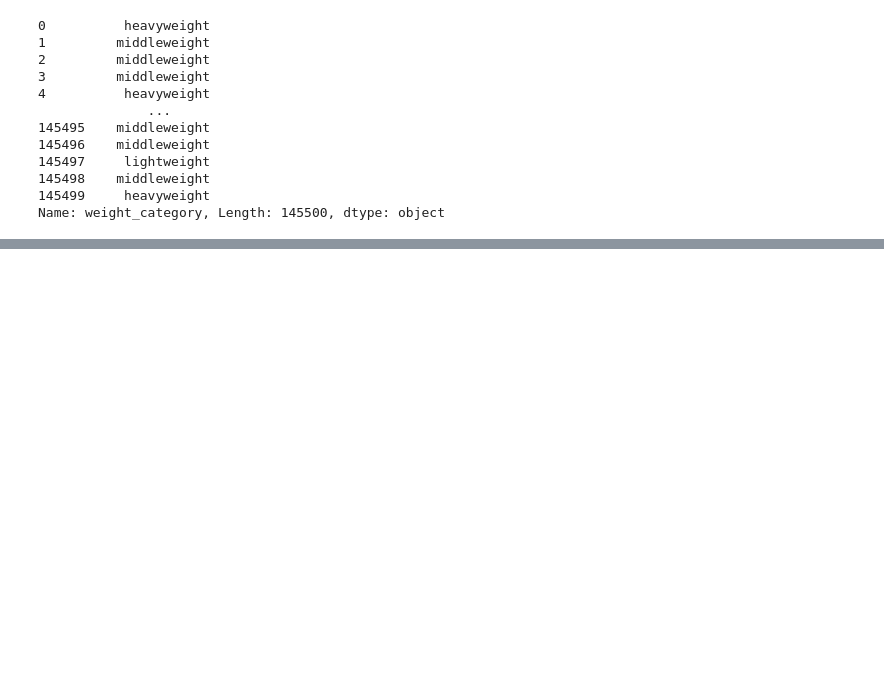
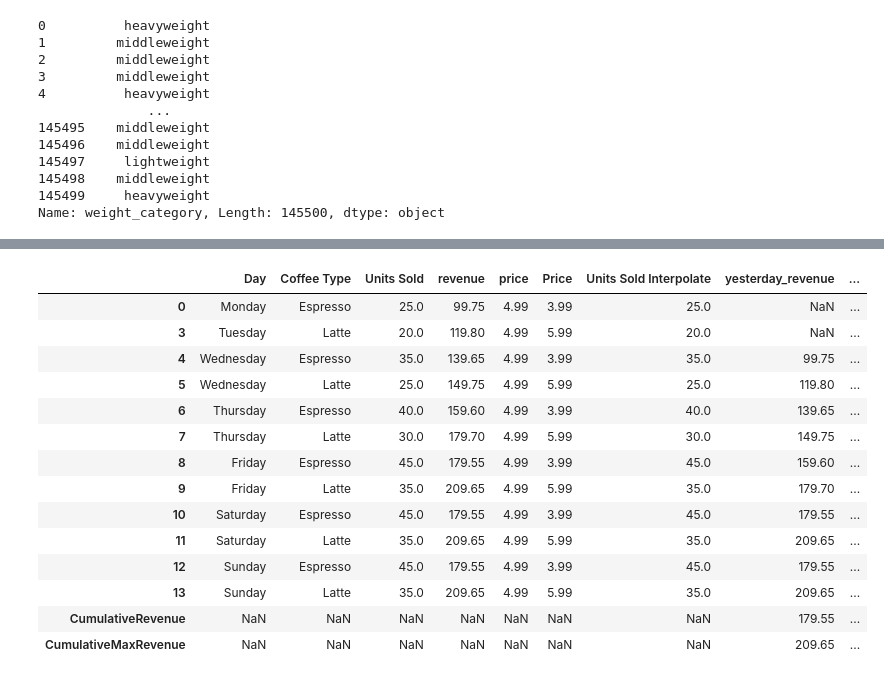
Before and after one commit to cjbagwell/complete-pandas-tutorial_jordan, a Jupyter notebook: main_tutorial.ipynb, the cells around one changed output, grey strips where cells are left out. Saved outputs shown, nothing was run; the diff lists cells and outputs as text; code cells hidden in the pictures; blank space fills up the shorter version.

```diff
--- a/main_tutorial.ipynb
+++ b/main_tutorial.ipynb
@@ -217,0 +234,7 @@ outsiders_df.head()
+# %%
+## Interpolate
+coffee_new = coffee.copy()
+coffee_new.loc[1:2,'Units Sold'] = np.nan
+coffee_new['Units Sold Interpolate'] = coffee_new['Units Sold'].interpolate().round(1)
+coffee_new2 = coffee_new.dropna(subset=['Units Sold'])
+coffee_new2
@@ -217,0 +277,27 @@ outsiders_df.head()
+# %%
+## Advanced Functions
+coffee_new2.loc[:,'yesterday_revenue'] = coffee_new2['revenue'].shift(2) # Moves the values by 2 rows (nan pad)
+coffee_new2.loc[:,'percentChang'] = (coffee_new2['revenue'] / coffee_new2['yesterday_revenue'] * 100 - 100).round(1)
+
+coffee_new2.loc[:,'revenue_rank'] = coffee_new2['revenue'].rank() # Rank == 1 is least revenue, rank == end == most revenue
+# coffee_new2.sort_values('revenue_rank')
+
+coffee_new2.loc[:,'CumulativeRevenue'] = coffee_new2['revenue'].cumsum()
+coffee_new2.loc[:,'CumulativeMaxRevenue'] = coffee_new2['revenue'].cummax()
+coffee_new2
+# %% [output]
+|  | Day | Coffee Type | Units Sold | revenue | price | Price | Units Sold Interpolate | yesterday_revenue | ... |
+| 0 | Monday | Espresso | 25.0 | 99.75 | 4.99 | 3.99 | 25.0 | NaN | ... |
+| 3 | Tuesday | Latte | 20.0 | 119.80 | 4.99 | 5.99 | 20.0 | NaN | ... |
+| 4 | Wednesday | Espresso | 35.0 | 139.65 | 4.99 | 3.99 | 35.0 | 99.75 | ... |
+| 5 | Wednesday | Latte | 25.0 | 149.75 | 4.99 | 5.99 | 25.0 | 119.80 | ... |
+| 6 | Thursday | Espresso | 40.0 | 159.60 | 4.99 | 3.99 | 40.0 | 139.65 | ... |
+| 7 | Thursday | Latte | 30.0 | 179.70 | 4.99 | 5.99 | 30.0 | 149.75 | ... |
+| 8 | Friday | Espresso | 45.0 | 179.55 | 4.99 | 3.99 | 45.0 | 159.60 | ... |
+| 9 | Friday | Latte | 35.0 | 209.65 | 4.99 | 5.99 | 35.0 | 179.70 | ... |
+| 10 | Saturday | Espresso | 45.0 | 179.55 | 4.99 | 3.99 | 45.0 | 179.55 | ... |
+| 11 | Saturday | Latte | 35.0 | 209.65 | 4.99 | 5.99 | 35.0 | 209.65 | ... |
+| 12 | Sunday | Espresso | 45.0 | 179.55 | 4.99 | 3.99 | 45.0 | 179.55 | ... |
+| 13 | Sunday | Latte | 35.0 | 209.65 | 4.99 | 5.99 | 35.0 | 209.65 | ... |
+| CumulativeRevenue | NaN | NaN | NaN | NaN | NaN | NaN | NaN | 179.55 | ... |
+| CumulativeMaxRevenue | NaN | NaN | NaN | NaN | NaN | NaN | NaN | 209.65 | ... |
```
Also changed, not shown: parts of 3 cells of this notebook.
